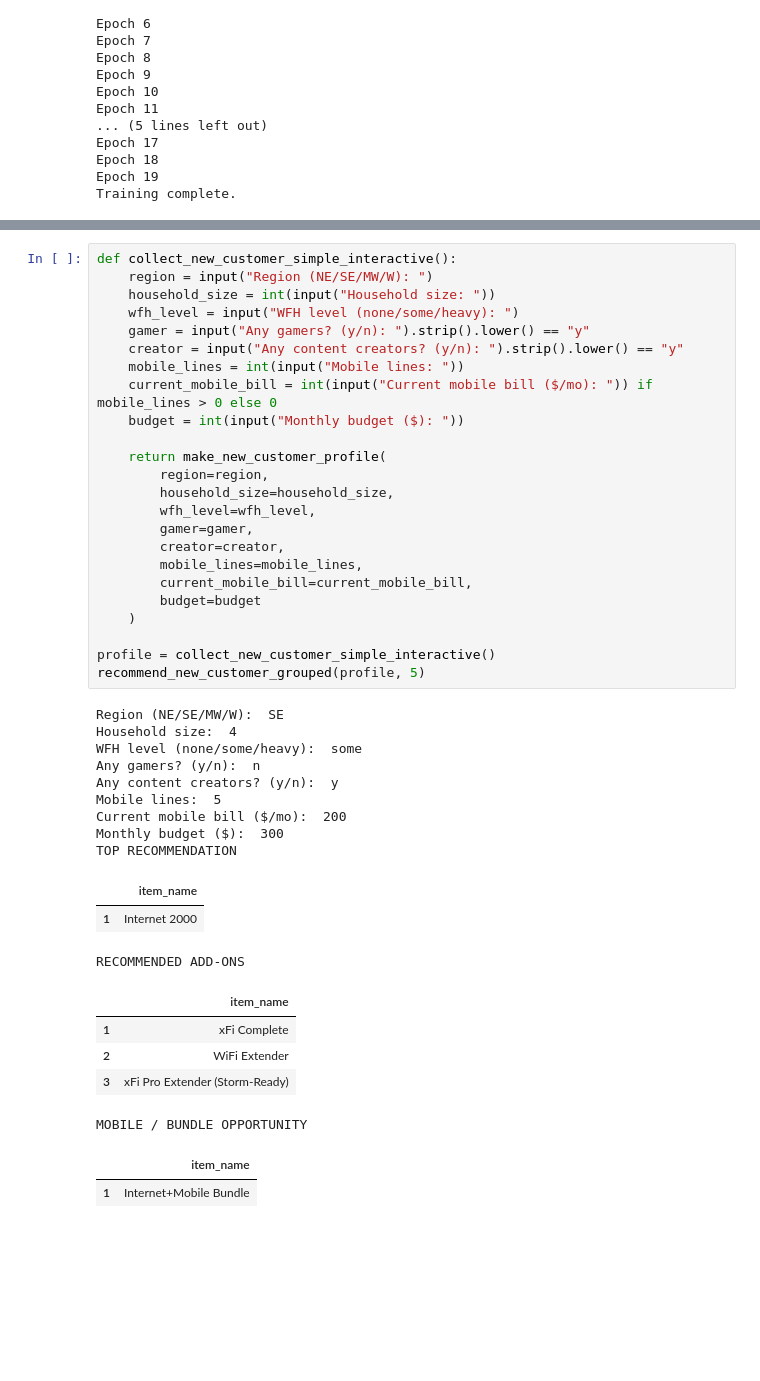
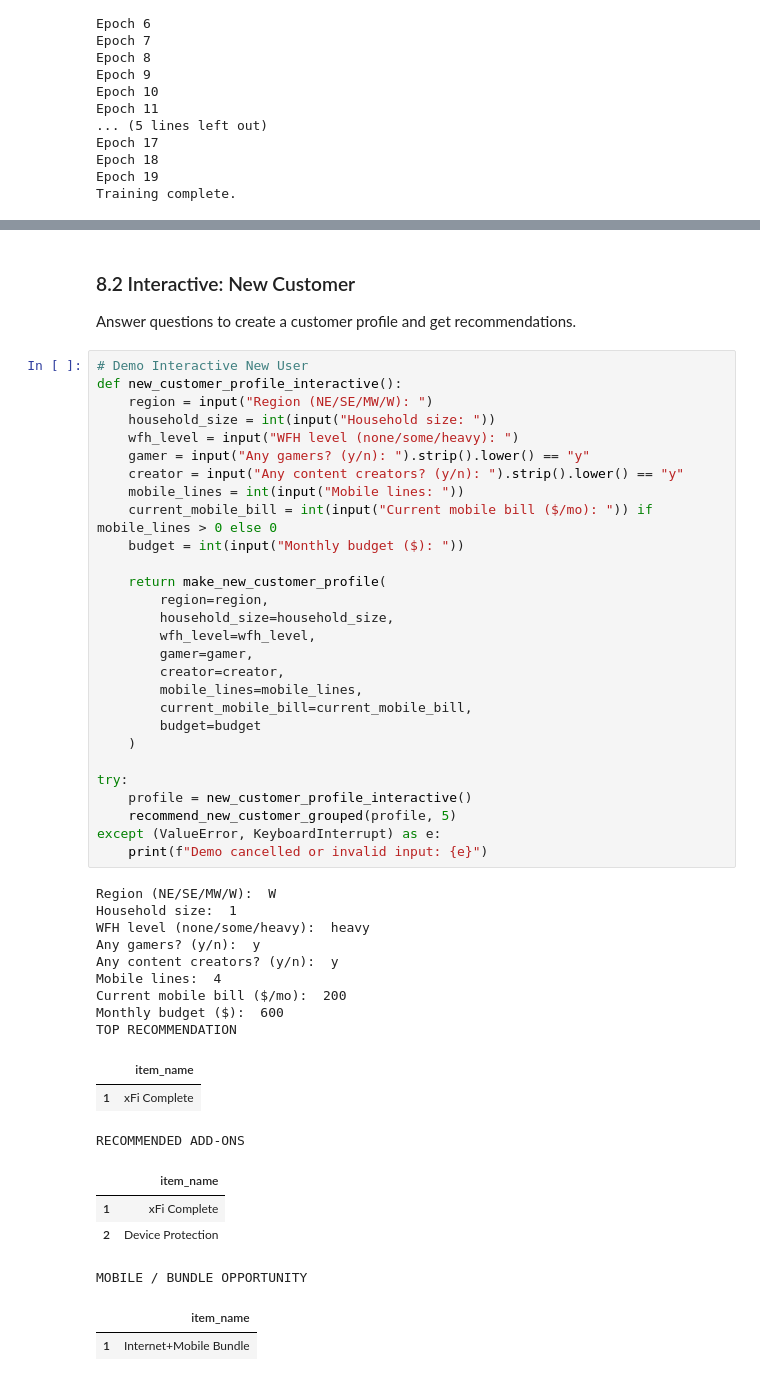
Before and after one commit to sahilailawadi/recommender_system_assignment, a Jupyter notebook: Ailawadi-A2.ipynb, the cells around one changed output, grey strips where cells are left out. Drawn from its saved outputs; the diff is of its cells as text; blank space fills up the shorter version.

```diff
--- a/Ailawadi-A2.ipynb
+++ b/Ailawadi-A2.ipynb
@@ -728,44 +767,50 @@ MOBILE / BUNDLE OPPORTUNITY
+# %% [markdown]
+### 8.2 Interactive: New Customer
+Answer questions to create a customer profile and get recommendations.
 # %%
-def collect_new_customer_simple_interactive():
+# Demo Interactive New User
+def new_customer_profile_interactive():
     region = input("Region (NE/SE/MW/W): ")
     household_size = int(input("Household size: "))
     wfh_level = input("WFH level (none/some/heavy): ")
     gamer = input("Any gamers? (y/n): ").strip().lower() == "y"
     creator = input("Any content creators? (y/n): ").strip().lower() == "y"
     mobile_lines = int(input("Mobile lines: "))
     current_mobile_bill = int(input("Current mobile bill ($/mo): ")) if mobile_lines > 0 else 0
     budget = int(input("Monthly budget ($): "))
 
     return make_new_customer_profile(
         region=region,
         household_size=household_size,
         wfh_level=wfh_level,
         gamer=gamer,
         creator=creator,
         mobile_lines=mobile_lines,
         current_mobile_bill=current_mobile_bill,
         budget=budget
     )
 
-profile = collect_new_customer_simple_interactive()
-recommend_new_customer_grouped(profile, 5)
+try:
+    profile = new_customer_profile_interactive()
+    recommend_new_customer_grouped(profile, 5)
+except (ValueError, KeyboardInterrupt) as e:
+    print(f"Demo cancelled or invalid input: {e}")
 # %% [output]
-Region (NE/SE/MW/W):  SE
-Household size:  4
-WFH level (none/some/heavy):  some
-Any gamers? (y/n):  n
+Region (NE/SE/MW/W):  W
+Household size:  1
+WFH level (none/some/heavy):  heavy
+Any gamers? (y/n):  y
 Any content creators? (y/n):  y
-Mobile lines:  5
+Mobile lines:  4
 Current mobile bill ($/mo):  200
-Monthly budget ($):  300
+Monthly budget ($):  600
 TOP RECOMMENDATION
 |  | item_name |
-| 1 | Internet 2000 |
+| 1 | xFi Complete |
 RECOMMENDED ADD-ONS
 |  | item_name |
 | 1 | xFi Complete |
-| 2 | WiFi Extender |
-| 3 | xFi Pro Extender (Storm-Ready) |
+| 2 | Device Protection |
 MOBILE / BUNDLE OPPORTUNITY
 |  | item_name |
 | 1 | Internet+Mobile Bundle |
```
Also changed, not shown: parts of 25 cells of this notebook, 2 other files.
